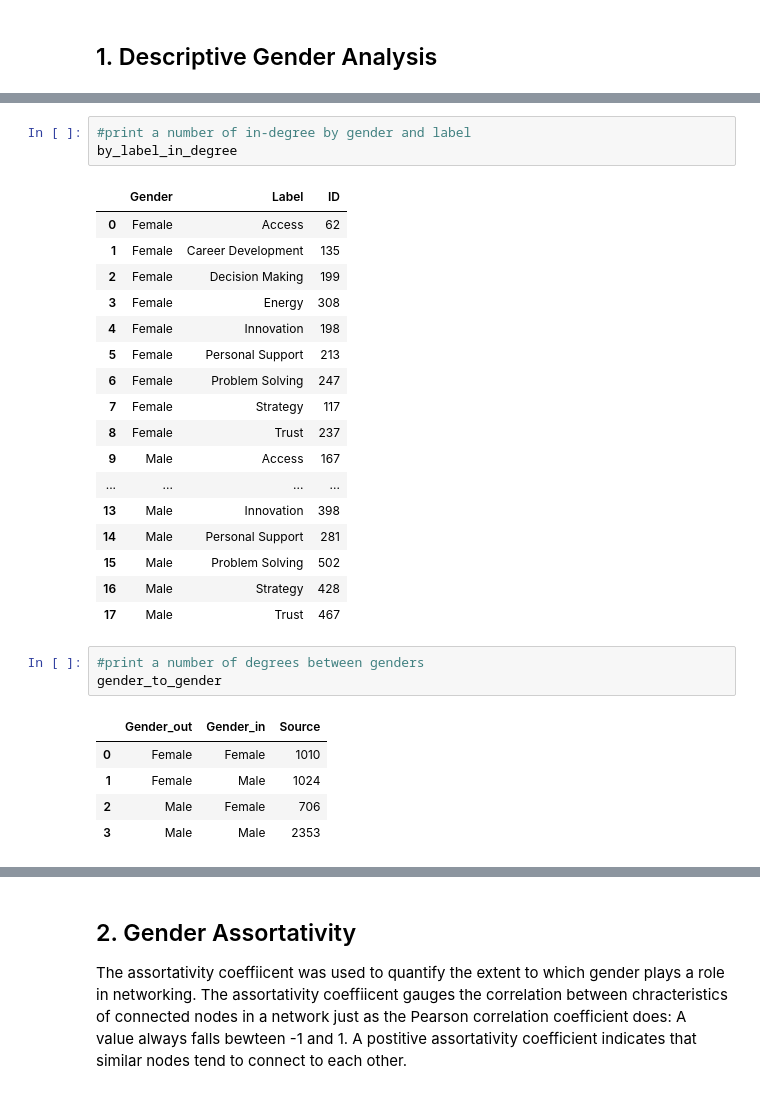
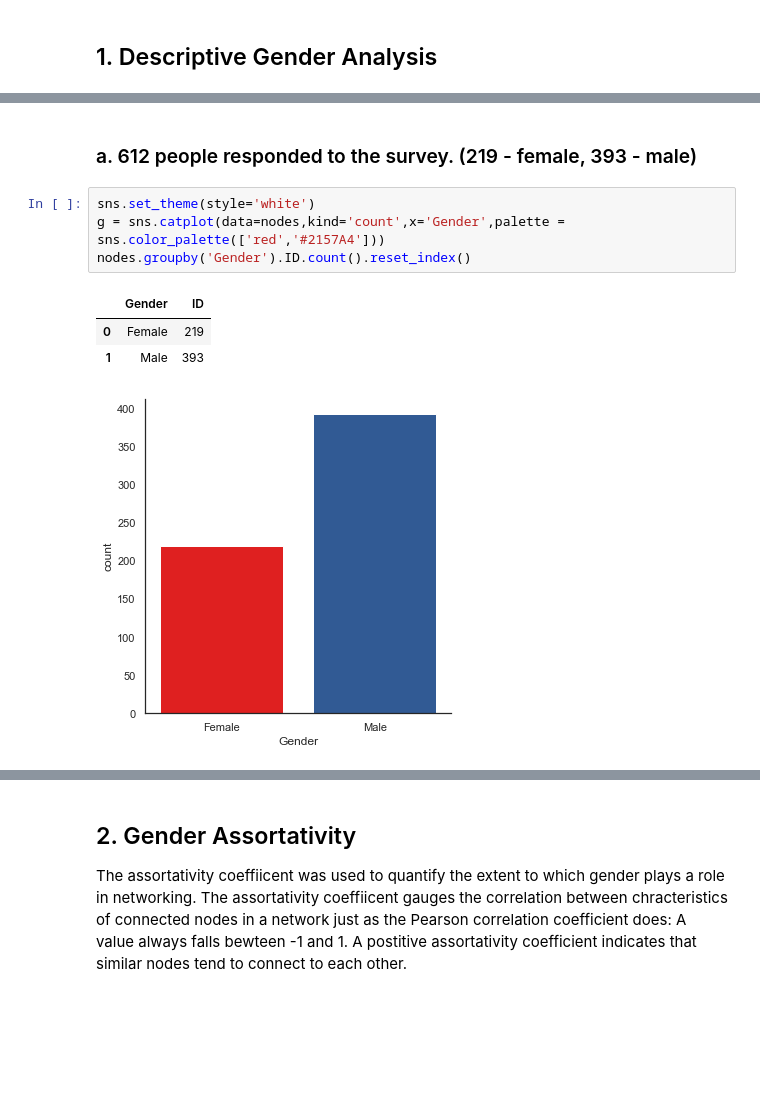
Before and after one commit to feelzoo/assortativity, a Jupyter notebook: Assortativity.ipynb, the cells around one changed output, grey strips where cells are left out. Cells and saved outputs as stored; diff of their text form; blank space fills up the shorter version.

```diff
--- a/Assortativity.ipynb
+++ b/Assortativity.ipynb
@@ -81,30 +62,11 @@ by_label_out_degree
-# %%
-#print a number of in-degree by gender and label
-by_label_in_degree
-# %% [output]
-|  | Gender | Label | ID |
-| 0 | Female | Access | 62 |
-| 1 | Female | Career Development | 135 |
-| 2 | Female | Decision Making | 199 |
-| 3 | Female | Energy | 308 |
-| 4 | Female | Innovation | 198 |
-| 5 | Female | Personal Support | 213 |
-| 6 | Female | Problem Solving | 247 |
-| 7 | Female | Strategy | 117 |
-| 8 | Female | Trust | 237 |
-| 9 | Male | Access | 167 |
-| ... | ... | ... | ... |
-| 13 | Male | Innovation | 398 |
-| 14 | Male | Personal Support | 281 |
-| 15 | Male | Problem Solving | 502 |
-| 16 | Male | Strategy | 428 |
-| 17 | Male | Trust | 467 |
-# %%
-#print a number of degrees between genders
-gender_to_gender
-# %% [output]
-|  | Gender_out | Gender_in | Source |
-| 0 | Female | Female | 1010 |
-| 1 | Female | Male | 1024 |
-| 2 | Male | Female | 706 |
-| 3 | Male | Male | 2353 |
+# %% [markdown]
+### a. 612 people responded to the survey. (219 - female, 393 - male)
+# %%
+sns.set_theme(style='white')
+g = sns.catplot(data=nodes,kind='count',x='Gender',palette = sns.color_palette(['red','#2157A4']))
+nodes.groupby('Gender').ID.count().reset_index()
+# %% [output]
+|  | Gender | ID |
+| 0 | Female | 219 |
+| 1 | Male | 393 |
+[figure, added]
```
Also changed, not shown: parts of 98 cells of this notebook, 1 other file.
